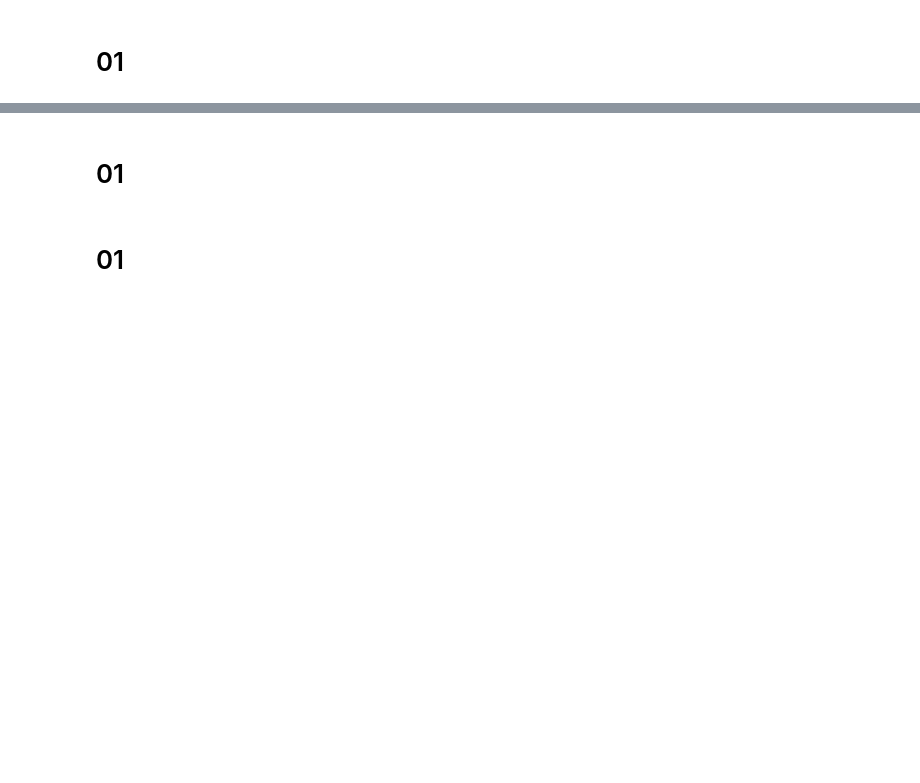
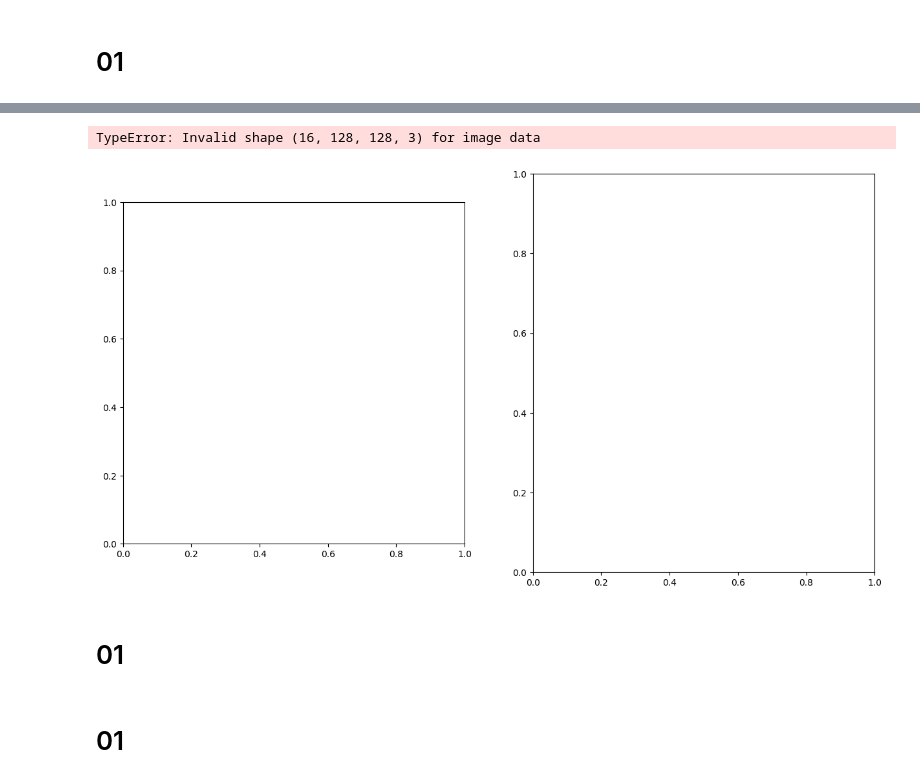
Before and after one commit to tamthuc1995/ImageRestoration-Development-Unrolling, a Jupyter notebook: exploration/2007-GGTV-GGLR-explore.ipynb, the cells around one changed output, grey strips where cells are left out. Drawn from its saved outputs; the diff is of its cells as text; code cells hidden in the pictures; blank space fills up the shorter version.

Commit message:
Finalizing modelv13

```diff
--- a/exploration/2007-GGTV-GGLR-explore.ipynb
+++ b/exploration/2007-GGTV-GGLR-explore.ipynb
@@ -2116,0 +2197,22 @@ data_train_batched01 = torch.utils.data.DataLoader(
+# %%
+
+LOG_DIR = os.path.join(ROOT_PROJECT, "exploration/model_multiscale_mixture_GLR/scripts/")
+LOGGER = logging.getLogger("main")
+logging.basicConfig(
+    format='%(asctime)s: %(message)s',
+    datefmt='%m/%d/%Y %I:%M:%S %p',
+    filename=os.path.join(LOG_DIR, 'non.log'),
+    level=logging.INFO
+)
+
+train_dataset = ImageSuperResolution(
+    csv_path=os.path.join(ROOT_DATASET, "dataset/DFWB_training_data_info.csv"),
+    dist_mode="addictive_noise",
+    lambda_noise=25.0,
+    use_data_aug=True,
+    patch_size=(128,128),
+    max_num_patchs=200000,
+    root_folder=ROOT_DATASET,
+    logger=LOGGER,
+    device=torch.device("cpu"),
+)
@@ -2117,3 +2247,19 @@ data_train_batched01 = torch.utils.data.DataLoader(
+# %%
+patchs_noisy, patchs_true = train_dataset[21]
+
+img_true = patchs_true.detach().cpu().numpy()
+img_noise = patchs_noisy.detach().cpu().numpy()
+# %%
+for i in range(16):
+    fig, ax = plt.subplots(ncols=2, nrows=1, figsize=(15, 8))
+    ax[0].imshow((img_true[i]*255).astype(np.uint8))
+    ax[0].set_title("True Image")
+    ax[1].imshow((img_noise[i]*255).astype(np.uint8))
+    ax[1].set_title("Noisy Image")
+    plt.show()
+# %% [output]
+TypeError: Invalid shape (16, 128, 128, 3) for image data
+[figure, added]
 # %% [markdown]
 # 01
 # %% [markdown]
```
Also changed, not shown: parts of 10 cells of this notebook, 10 other files.
